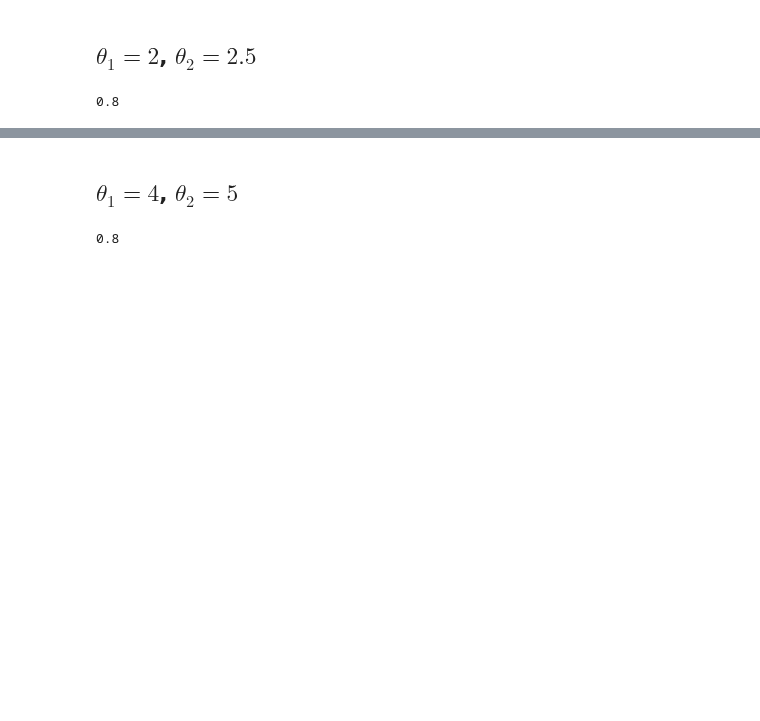
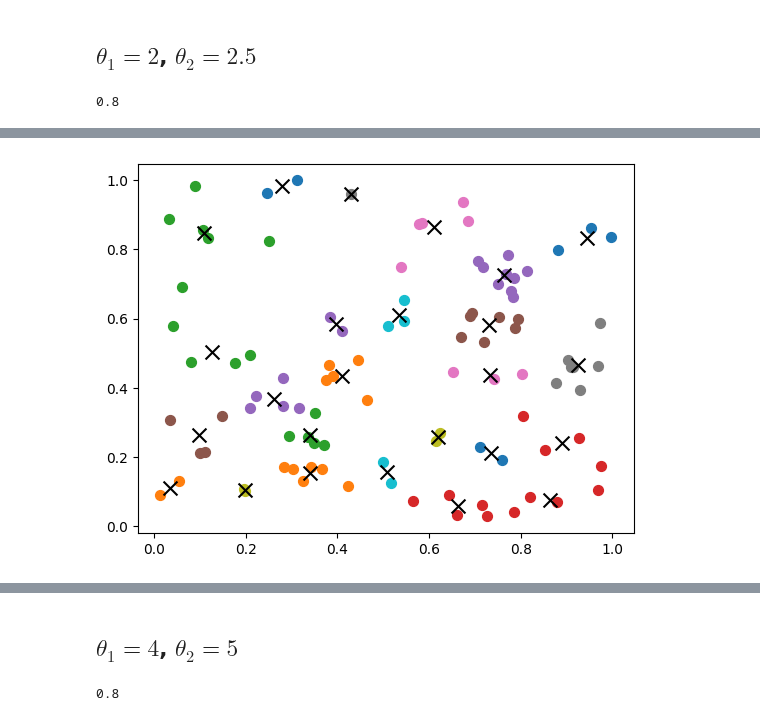
Before and after one commit to AlejandroVillazonG/NestedCoKriging, a Jupyter notebook: experiments_d_2.ipynb, the cells around one changed output, grey strips where cells are left out. Drawn from its saved outputs; the diff is of its cells as text; code cells hidden in the pictures; blank space fills up the shorter version.

```diff
--- a/experiments_d_2.ipynb
+++ b/experiments_d_2.ipynb
@@ -362,0 +108,20 @@ plt.xticks(range(1, 1 + len(ns_clusters)),
+# %%
+if X_test.shape[0] >= n_clusters:
+    KM = KMeans(n_clusters=n_clusters).fit(X_test)
+
+    A = [[] for _ in range(n_clusters)]
+    for i, label in enumerate(KM.labels_):
+        A[label].append(i)
+
+    centers = KM.cluster_centers_
+else:
+    centers = np.vstack([X_test, np.random.uniform(0,1,(n_clusters-X_test.shape[0],d))])
+# %%
+# plt.scatter(X_1[:,0], X_1[:,1], c='k', s=10);
+if len(A)>0:
+    for l in A:
+        plt.scatter(X_test[l,0], X_test[l,1], s=50)
+plt.scatter(centers[:,0], centers[:,1], c='k', marker='x', s=100);
+# plt.scatter(X_test[:,0], X_test[:,1], c='r', marker='x');
+# %% [output]
+[figure, added]
```
Also changed, not shown: parts of 145 cells of this notebook, 1 other file.
